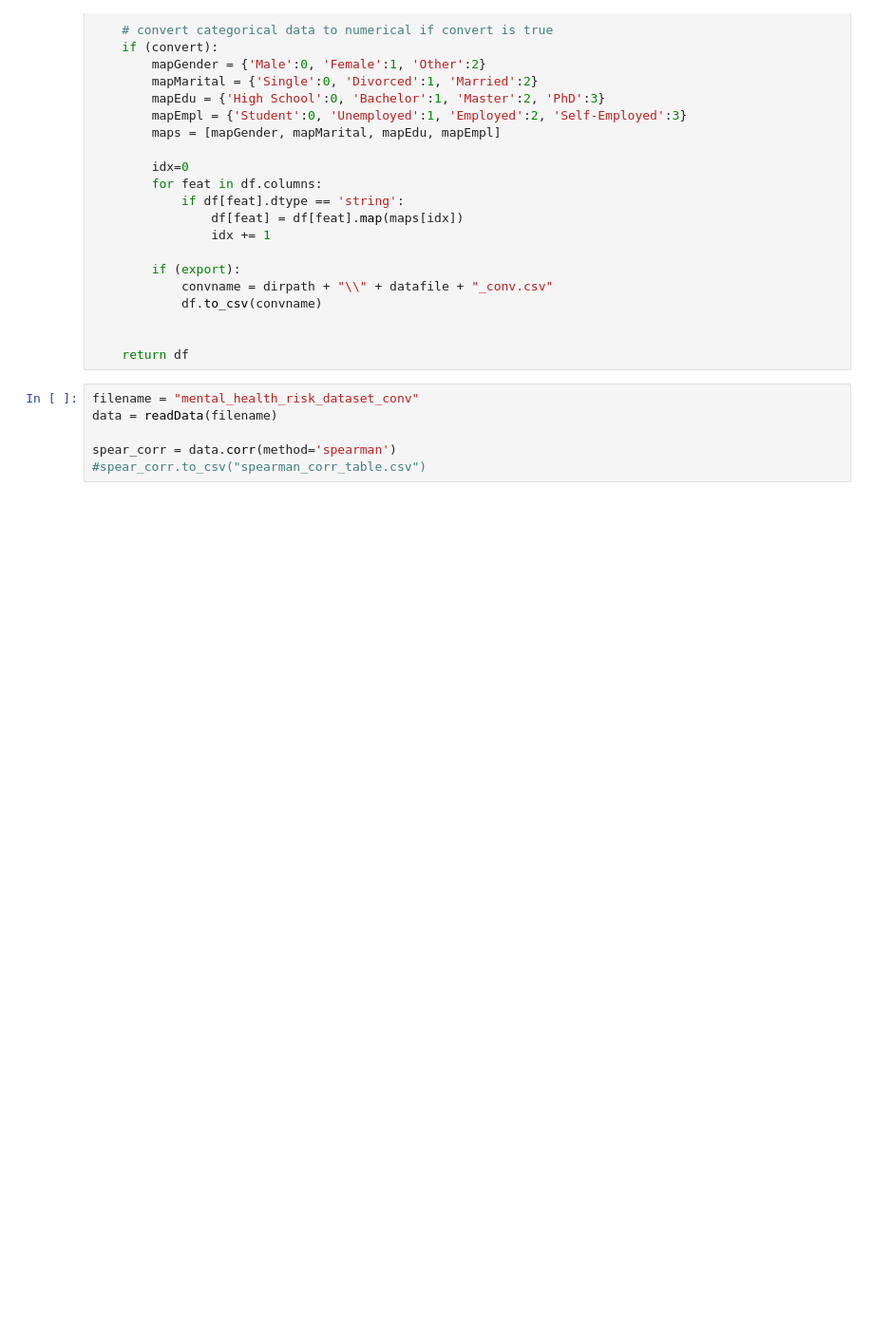
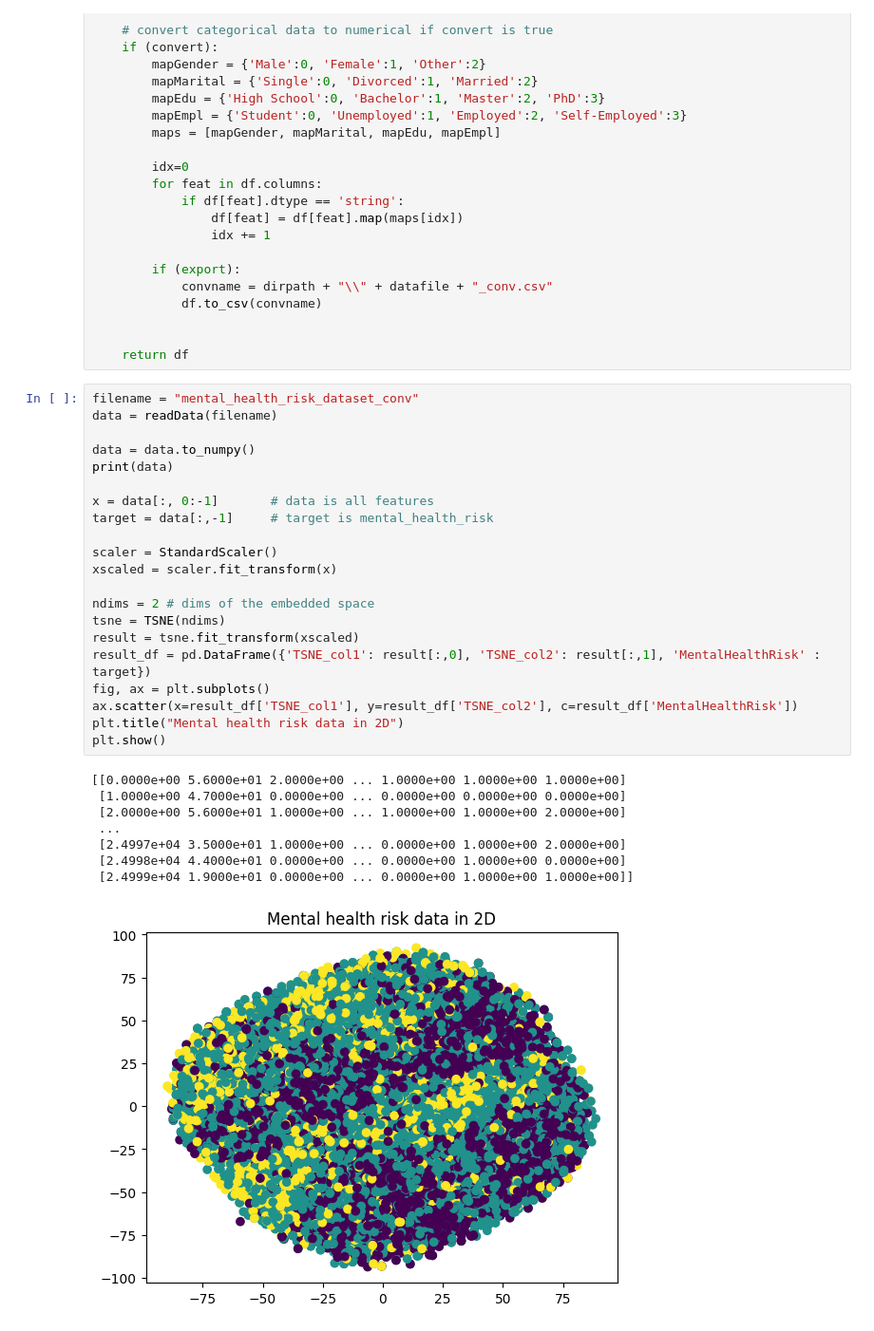
Before and after one commit to dianajohnson49/ml-project, a Jupyter notebook: EDA.ipynb, the cells around one changed output. Shown at 95% size. Saved outputs shown, nothing was run; the diff lists cells and outputs as text; blank space fills up the shorter version.

Commit message:
tsne in 2d shows nothing useful, absolutely no clustering can be identified

```diff
--- a/EDA.ipynb
+++ b/EDA.ipynb
@@ -35,6 +40,30 @@ def readData(datafile, convert=False, export=False):
 # %%
 filename = "mental_health_risk_dataset_conv"
 data = readData(filename)
 
-spear_corr = data.corr(method='spearman')
-#spear_corr.to_csv("spearman_corr_table.csv")
+data = data.to_numpy()
+print(data)
+
+x = data[:, 0:-1]       # data is all features
+target = data[:,-1]     # target is mental_health_risk
+
+scaler = StandardScaler()
+xscaled = scaler.fit_transform(x)
+
+ndims = 2 # dims of the embedded space
+tsne = TSNE(ndims)
+result = tsne.fit_transform(xscaled)
+result_df = pd.DataFrame({'TSNE_col1': result[:,0], 'TSNE_col2': result[:,1], 'MentalHealthRisk' : target})
+fig, ax = plt.subplots()
+ax.scatter(x=result_df['TSNE_col1'], y=result_df['TSNE_col2'], c=result_df['MentalHealthRisk'])
+plt.title("Mental health risk data in 2D")
+plt.show()
+# %% [output]
+[[0.0000e+00 5.6000e+01 2.0000e+00 ... 1.0000e+00 1.0000e+00 1.0000e+00]
+ [1.0000e+00 4.7000e+01 0.0000e+00 ... 0.0000e+00 0.0000e+00 0.0000e+00]
+ [2.0000e+00 5.6000e+01 1.0000e+00 ... 1.0000e+00 1.0000e+00 2.0000e+00]
+ ...
+ [2.4997e+04 3.5000e+01 1.0000e+00 ... 0.0000e+00 1.0000e+00 2.0000e+00]
+ [2.4998e+04 4.4000e+01 0.0000e+00 ... 0.0000e+00 1.0000e+00 0.0000e+00]
+ [2.4999e+04 1.9000e+01 0.0000e+00 ... 0.0000e+00 1.0000e+00 1.0000e+00]]
+[figure, added]
```
Also changed, not shown: parts of 1 cell of this notebook.
